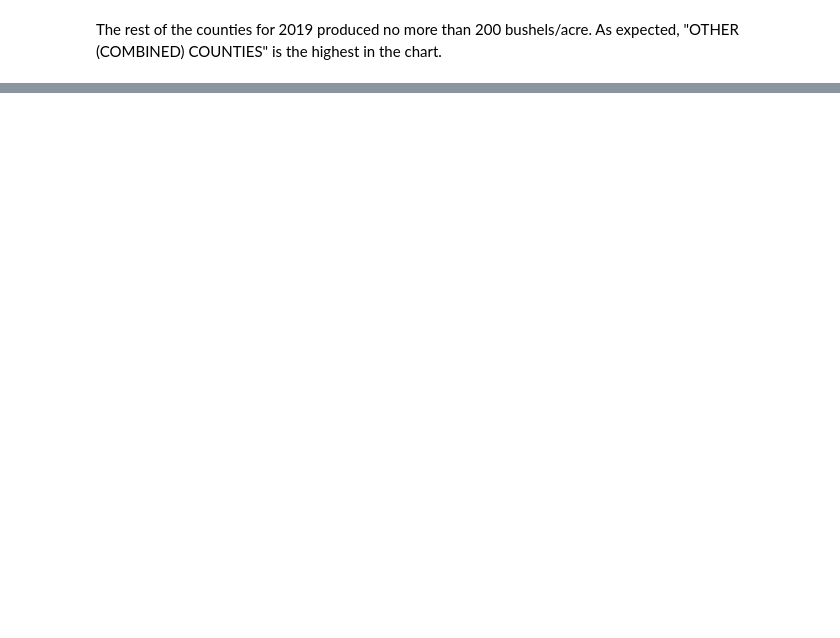
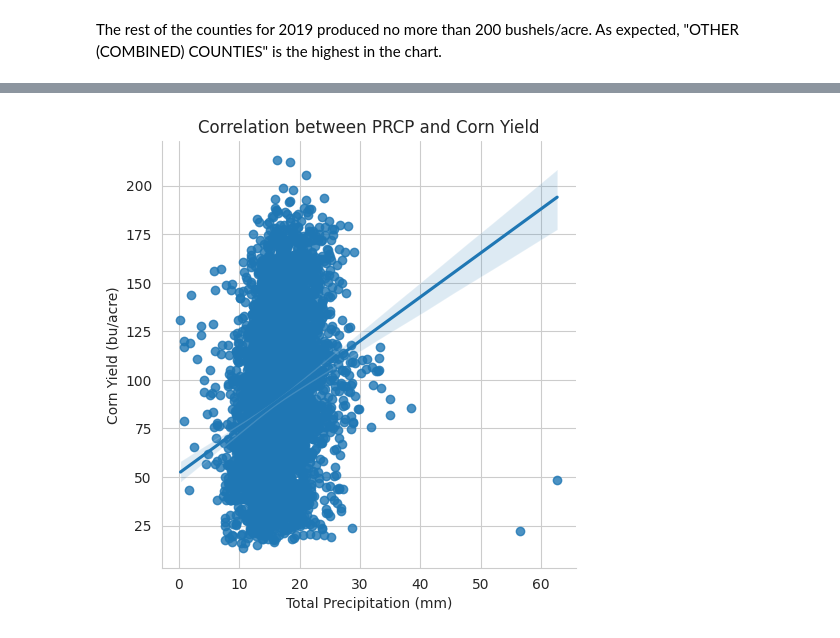
Before and after one commit to matthewchess/Milestone-1, a Jupyter notebook: analysis.ipynb, the cells around one changed output, grey strips where cells are left out. Drawn from its saved outputs; the diff is of its cells as text; code cells hidden in the pictures; blank space fills up the shorter version.

```diff
--- a/analysis.ipynb
+++ b/analysis.ipynb
@@ -314,25 +510,23 @@ plt.show()
 # %%
 # Make the same chart with PRCP instead of GDD
 
 # Calculate total precipitation for the growing season
 weather_data['PRCP'] = weather_data['PRCP'].clip(lower=0)
 prcp_annual = weather_data.groupby(['state_ansi', 'county_ansi', 'year'])['PRCP'].sum().reset_index()
 
 # Merge on 'state_ansi', 'county_ansi', and 'year'
 merged_data_prcp = pd.merge(prcp_annual, corn_data, on=['state_ansi', 'county_ansi', 'year'])
 # Remove entries with zero or NaN yields
 merged_data_prcp = merged_data_prcp[merged_data_prcp['Value'] > 0]
 # Remove entries with zero or NaN yields
 merged_data_prcp = merged_data_prcp[merged_data_prcp['PRCP'] > 0]
 
-# Calculate the Pearson correlation coefficient
-correlation_prcp = merged_data_prcp['PRCP'].corr(merged_data_prcp['Value'])
-print(f"Pearson correlation coefficient between PRCP and corn yield: {correlation_prcp}")
-
 # Scatter plot with regression line
 sns.lmplot(x='PRCP', y='Value', data=merged_data_prcp)
 plt.title('Correlation between PRCP and Corn Yield')
 plt.xlabel('Total Precipitation (mm)')
 plt.ylabel('Corn Yield (bu/acre)')
 plt.show()
+# %% [output]
+[figure, added]
 # %%
```
Also changed, not shown: parts of 47 cells of this notebook, 2 other files.
